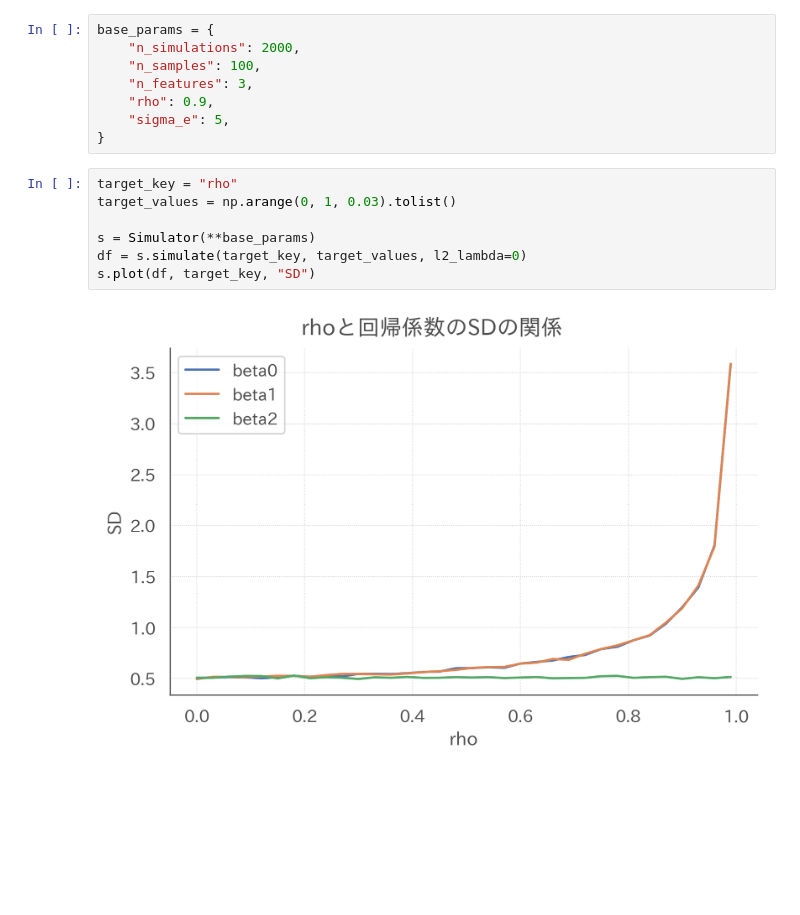
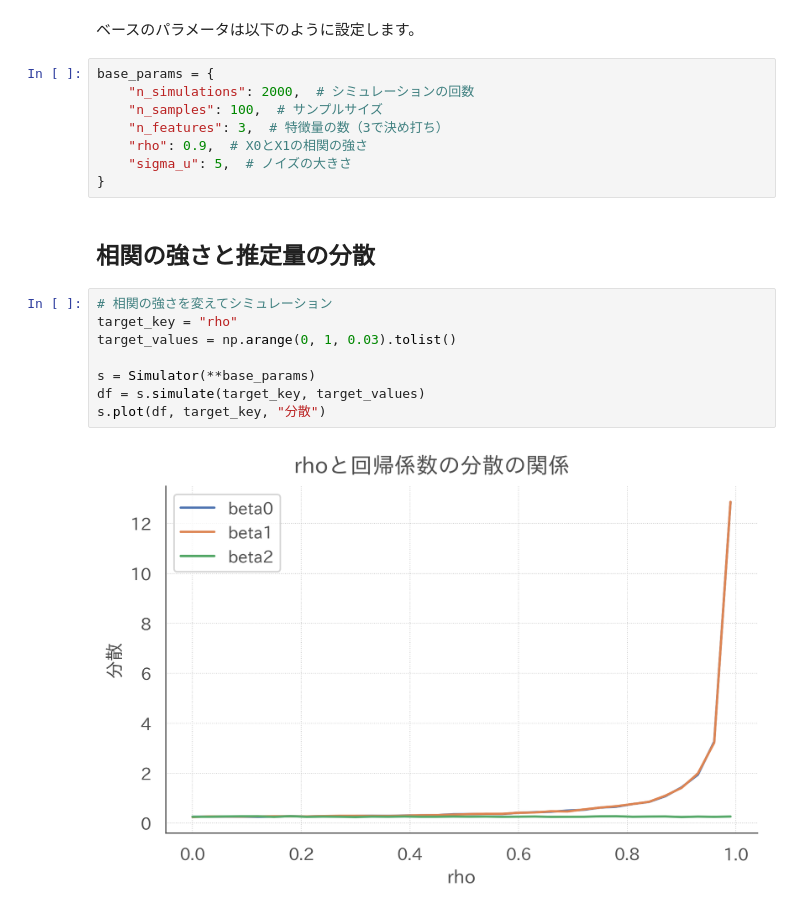
Before and after one commit to dropout009/multicollinearity, a Jupyter notebook: main.ipynb, the cells around one changed output. Drawn from its saved outputs; the diff is of its cells as text; blank space fills up the shorter version.

```diff
--- a/main.ipynb
+++ b/main.ipynb
@@ -274,20 +538,25 @@ warnings.simplefilter("ignore")
+# %% [markdown]
+ベースのパラメータは以下のように設定します。
 # %%
 base_params = {
-    "n_simulations": 2000,
-    "n_samples": 100,
-    "n_features": 3,
-    "rho": 0.9,
-    "sigma_e": 5,
+    "n_simulations": 2000,  # シミュレーションの回数
+    "n_samples": 100,  # サンプルサイズ
+    "n_features": 3,  # 特徴量の数（3で決め打ち）
+    "rho": 0.9,  # X0とX1の相関の強さ
+    "sigma_u": 5,  # ノイズの大きさ
 }
+# %% [markdown]
+## 相関の強さと推定量の分散
 # %%
+# 相関の強さを変えてシミュレーション
 target_key = "rho"
 target_values = np.arange(0, 1, 0.03).tolist()
 
 s = Simulator(**base_params)
-df = s.simulate(target_key, target_values, l2_lambda=0)
-s.plot(df, target_key, "SD")
+df = s.simulate(target_key, target_values)
+s.plot(df, target_key, "分散")
 # %% [output]
-[figure, old version]
+[figure, new version]
 # %%
 target_key = "n_samples"
 target_values = np.arange(100, 1001, 100).tolist()
```
Also changed, not shown: parts of 21 cells of this notebook, 5 other files.
